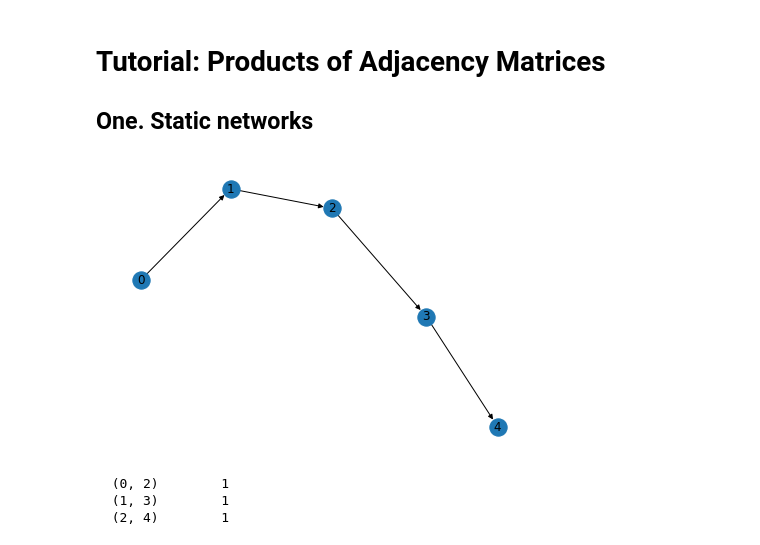
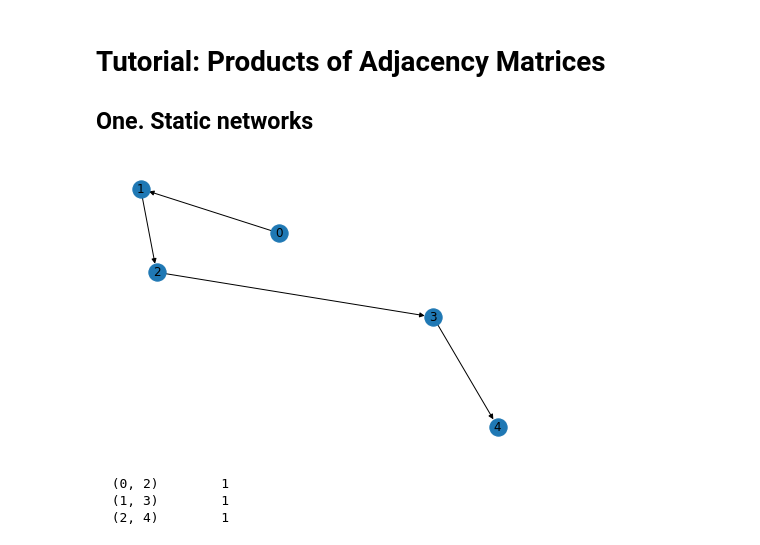
Before and after one commit to hartmutlentz/TemporalNetworkAccessibility, a Jupyter notebook: Tutorial.ipynb, the cells around one changed output. Cells and saved outputs as stored; diff of their text form; code cells hidden in the pictures.

```diff
--- a/Tutorial.ipynb
+++ b/Tutorial.ipynb
@@ -10,16 +10,16 @@ import networkx as nx
 
 import matplotlib.pyplot as plt
 # %%
-G = nx.DiGraph()
+G = nx.empty_graph(5, create_using=nx.DiGraph)
 G.add_edge(0, 1)
 G.add_edge(1, 2)
 G.add_edge(2, 3)
 G.add_edge(3, 4)
 
 nx.draw(G, with_labels=True)
 plt.show()
 # %% [output]
-[figure, old version]
+[figure, new version]
 # %%
 A = nx.to_scipy_sparse_matrix(G)
 #print(A)
```
